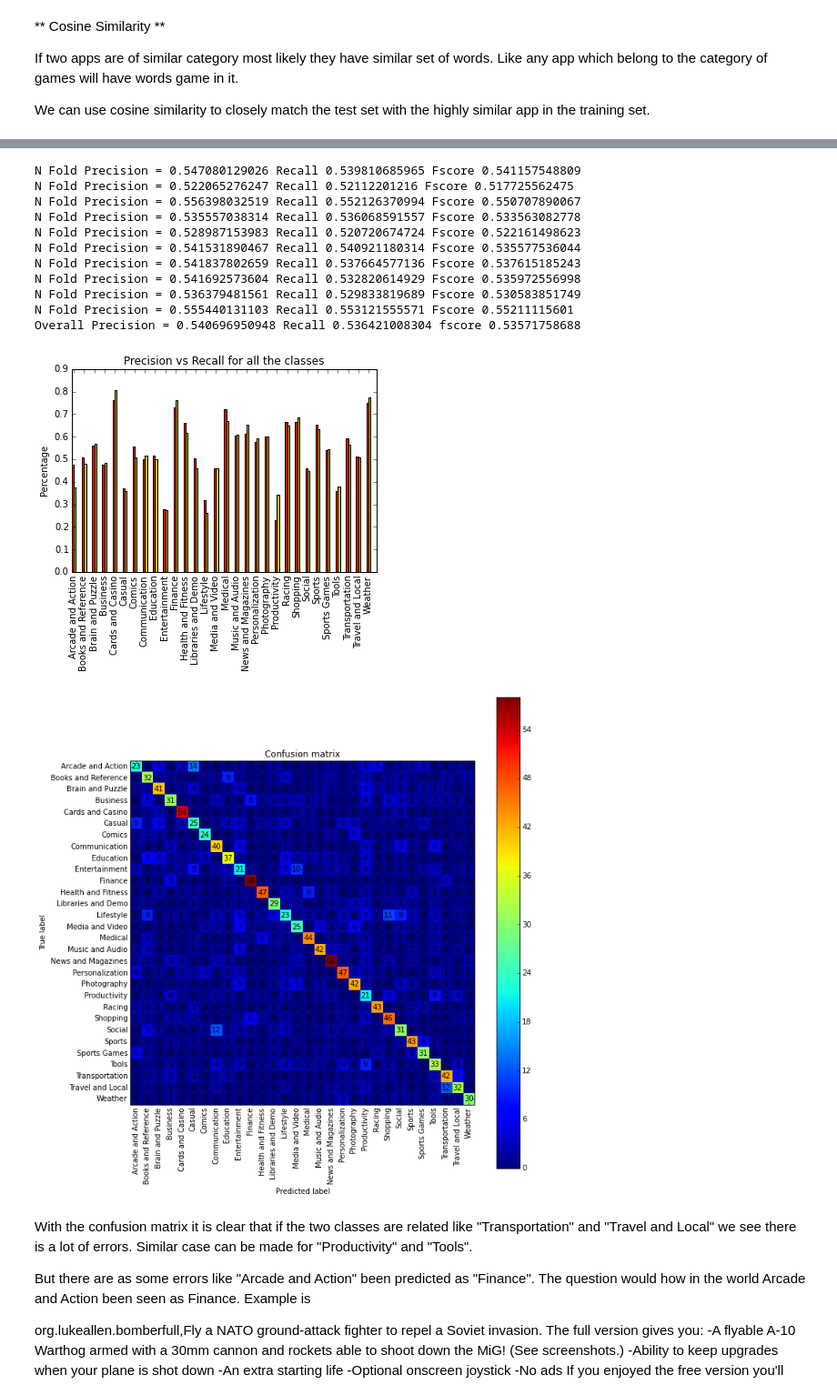
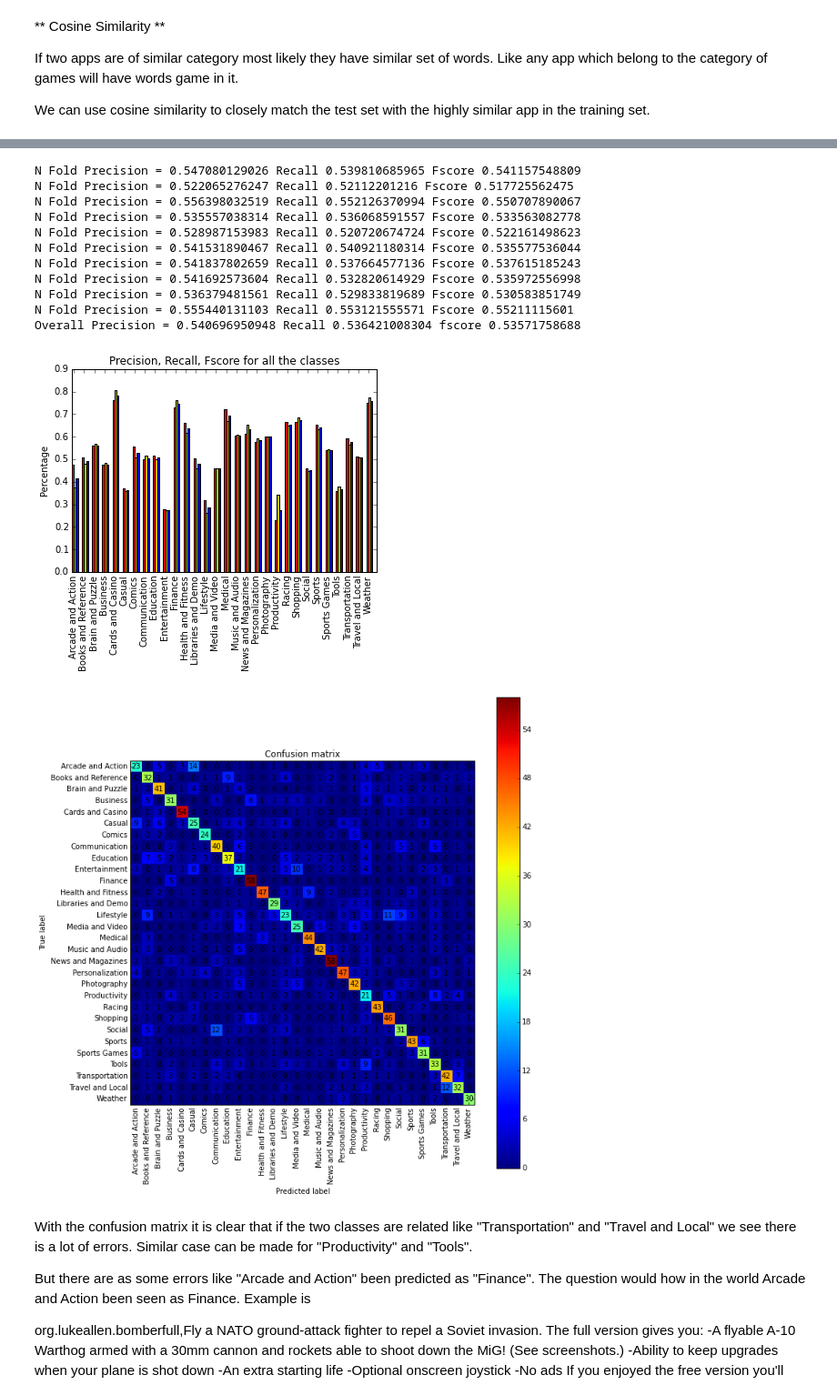
Before and after one commit to piyushchauhan2011/datamining, a Jupyter notebook: CosineSimilarity.ipynb, the cells around one changed output, grey strips where cells are left out. Shown at 91% size. Cells and saved outputs as stored; diff of their text form; code cells hidden in the pictures.

```diff
--- a/CosineSimilarity.ipynb
+++ b/CosineSimilarity.ipynb
@@ -41,35 +41,35 @@ for train_idx, test_idx in kf:
     (precision, recall, fscore, support) = precision_recall_fscore_support(test_labels, predict_labels_arr)
 
     results.append((precision, recall, fscore))
     cm = confusion_matrix(test_labels, predict_labels_arr, myappdata.total_sorted_app_labels)
 
     print("N Fold Precision = {0} Recall {1} Fscore {2}".format(sum(precision)/precision.size,
                                                                 sum(recall)/recall.size,
                                                                 sum(fscore)/fscore.size))
 
 average_precision =  [sum(elem)/len(elem) for elem in zip(*[x[0] for x in results])]
 average_recall = [sum(elem)/len(elem) for elem in zip(*[x[1] for x in results])]
 average_fscore = [sum(elem)/len(elem) for elem in zip(*[x[2] for x in results])]
 
 print("Overall Precision = {0} Recall {1} fscore {2}".format(sum(average_precision)/len(average_precision),
                                                   sum(average_recall)/len(average_recall),
                                                     sum(average_fscore)/len(average_fscore)))
 
-plot_precision_and_recall(average_precision, average_recall, myappdata.total_sorted_app_labels)
+plot_precision_and_recall(average_precision, average_recall, average_fscore, myappdata.total_sorted_app_labels)
 plot_confusion_matrix(cm, myappdata.total_sorted_app_labels)
 # %% [output]
 N Fold Precision = 0.547080129026 Recall 0.539810685965 Fscore 0.541157548809
 N Fold Precision = 0.522065276247 Recall 0.52112201216 Fscore 0.517725562475
 N Fold Precision = 0.556398032519 Recall 0.552126370994 Fscore 0.550707890067
 N Fold Precision = 0.535557038314 Recall 0.536068591557 Fscore 0.533563082778
 N Fold Precision = 0.528987153983 Recall 0.520720674724 Fscore 0.522161498623
 N Fold Precision = 0.541531890467 Recall 0.540921180314 Fscore 0.535577536044
 N Fold Precision = 0.541837802659 Recall 0.537664577136 Fscore 0.537615185243
 N Fold Precision = 0.541692573604 Recall 0.532820614929 Fscore 0.535972556998
 N Fold Precision = 0.536379481561 Recall 0.529833819689 Fscore 0.530583851749
 N Fold Precision = 0.555440131103 Recall 0.553121555571 Fscore 0.55211115601
 Overall Precision = 0.540696950948 Recall 0.536421008304 fscore 0.53571758688
-[figure, old version]
+[figure, new version]
 [figure]
 # %% [markdown]
 With the confusion matrix it is clear that if the two classes are related like "Transportation" and "Travel and Local" we see there is a lot of errors. Similar case can be made for "Productivity" and "Tools".
```
Also changed, not shown: parts of 2 cells of this notebook.
